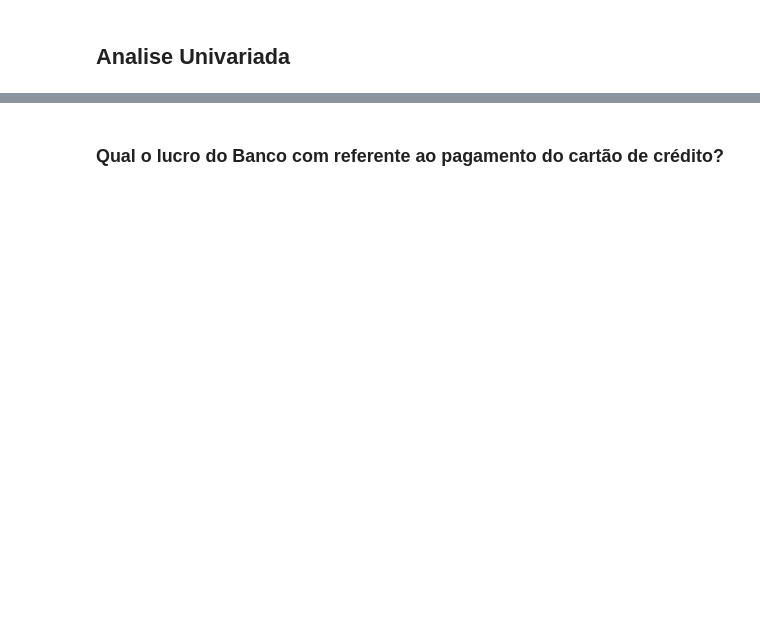
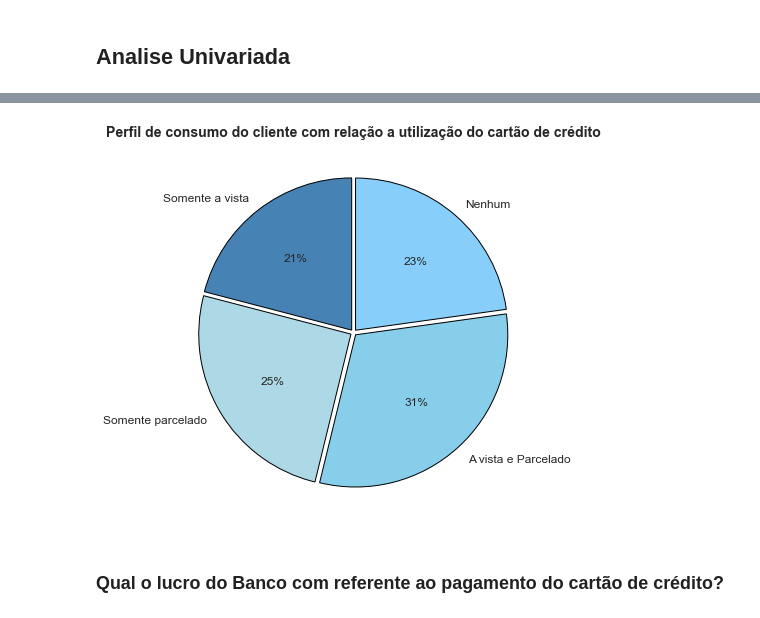
Before and after one commit to alyssonvidal/Bank-Marketing-Cluster, a Jupyter notebook: notebooks/part02_eda.ipynb, the cells around one changed output, grey strips where cells are left out. Cells and saved outputs as stored; diff of their text form; code cells hidden in the pictures; blank space fills up the shorter version.

```diff
--- a/notebooks/part02_eda.ipynb
+++ b/notebooks/part02_eda.ipynb
@@ -93,3 +118,19 @@ data_new[numerical_features].hist(figsize=(18,15), bins='auto');
+# %%
+plt.figure(figsize=(7,7))
+plt.title('Perfil de consumo do cliente com relação a utilização do cartão de crédito',fontsize=14, fontweight='bold');
+plt.pie([len(data_new.loc[(data_new.ONEOFF_PURCHASES_FREQUENCY > 0) & (data_new.PURCHASES_INSTALLMENTS_FREQUENCY<=0.05)]),
+         len(data_new.loc[(data_new.ONEOFF_PURCHASES_FREQUENCY <= 0.05) & (data_new.PURCHASES_INSTALLMENTS_FREQUENCY>0)]),
+         len(data_new.loc[(data_new.ONEOFF_PURCHASES_FREQUENCY > 0.05) & (data_new.PURCHASES_INSTALLMENTS_FREQUENCY>0.05)]),
+         len(data_new.loc[(data_new.ONEOFF_PURCHASES_FREQUENCY <= 0.05) & (data_new.PURCHASES_INSTALLMENTS_FREQUENCY<=0.05)])],
+
+        labels = ['Somente a vista', 'Somente parcelado', 'A vista e Parcelado','Nenhum'],
+        colors=['#4682B4','#ADD8E6','#87CEEB','#87CEFA'],
+        explode = (0.02, 0.02,0.02,0.02),
+        startangle=90,
+        autopct='%.0f%%',
+        wedgeprops = { 'linewidth' : 1, 'edgecolor' : "black"}, textprops={'fontsize': 12});
+# %% [output]
+[figure, added]
 # %% [markdown]
 ### Qual o lucro do Banco com referente ao pagamento do cartão de crédito?
 # %%
```
Also changed, not shown: parts of 14 cells of this notebook, 4 other files.
